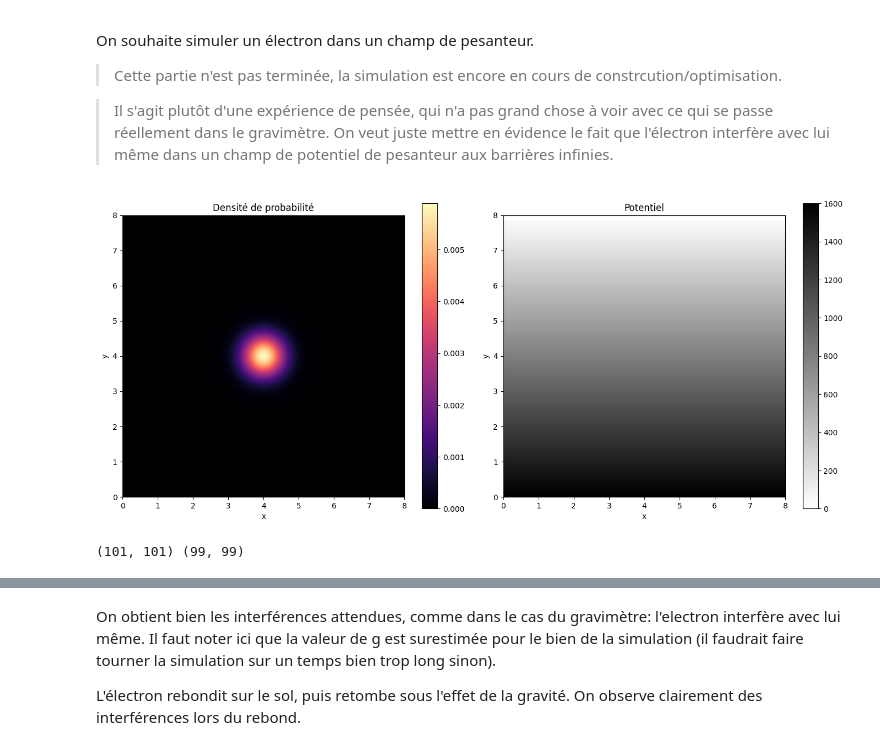
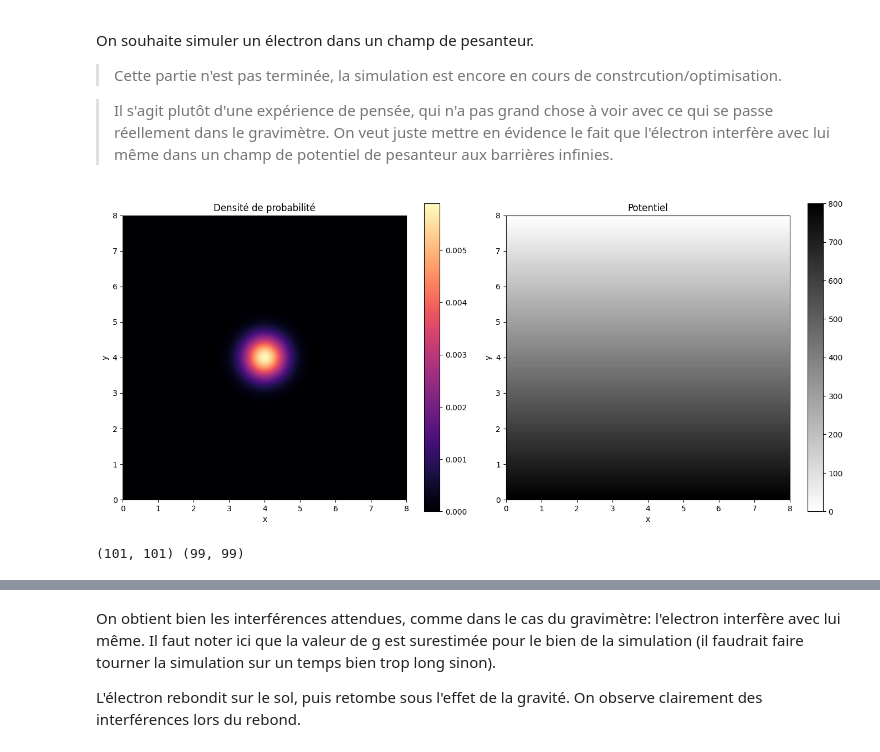
Before and after one commit to MariyaSV78/notebook_Interference, a Jupyter notebook: Interferences_DIGIQ.ipynb, the cells around one changed output, grey strips where cells are left out. Saved outputs shown, nothing was run; the diff lists cells and outputs as text; code cells hidden in the pictures.

```diff
--- a/Interferences_DIGIQ.ipynb
+++ b/Interferences_DIGIQ.ipynb
@@ -815,35 +802,35 @@ density /= np.sum(density) #normalisation
 
 """Potentiel"""
 x=y = np.linspace(0, L, N)
 x, y = np.meshgrid(x, y)
 
-g= 200 #Valeur de g pour la simulation, arbitraire
+g= 100 #Valeur de g pour la simulation, arbitraire
 v=np.flip(g*y)
 
 """Visualisation de la fonction d'onde initiale et du potentiel"""
 
 fig, ax = plt.subplots(1, 2, figsize=(14, 6))
 
 # Densité de probabilité
 cax1 = ax[0].imshow(density, extent=(0, L, 0, L), origin='lower', cmap='magma',interpolation="gaussian")
 ax[0].set_title('Densité de probabilité')
 ax[0].set_xlabel('x')
 ax[0].set_ylabel('y')
 fig.colorbar(cax1, ax=ax[0])
 
 # Potentiel
 cax2 = ax[1].imshow(v, extent=(0, L, 0, L), origin='lower', cmap='binary')
 ax[1].set_title('Potentiel')
 ax[1].set_xlabel('x')
 ax[1].set_ylabel('y')
 fig.colorbar(cax2, ax=ax[1])
 
 plt.tight_layout()
 plt.show()
 
 print(v.shape, psi0.shape)
 # %% [output]
-[figure, old version]
+[figure, new version]
 (101, 101) (99, 99)
 # %%
 """Simulation"""
```
Also changed, not shown: parts of 4 cells of this notebook, 3 other files.
